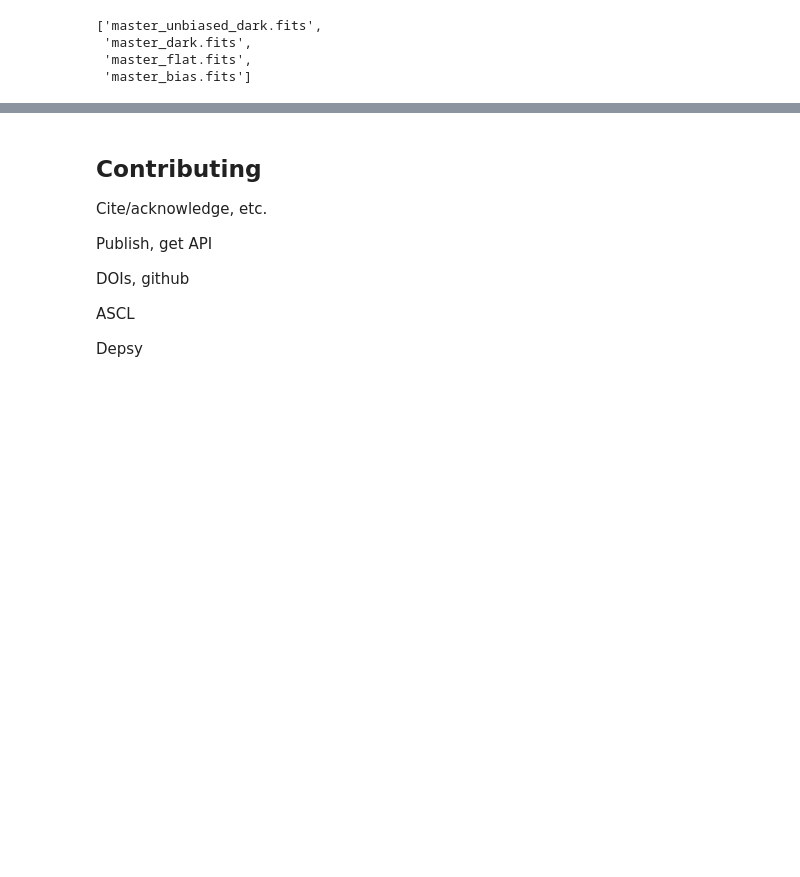
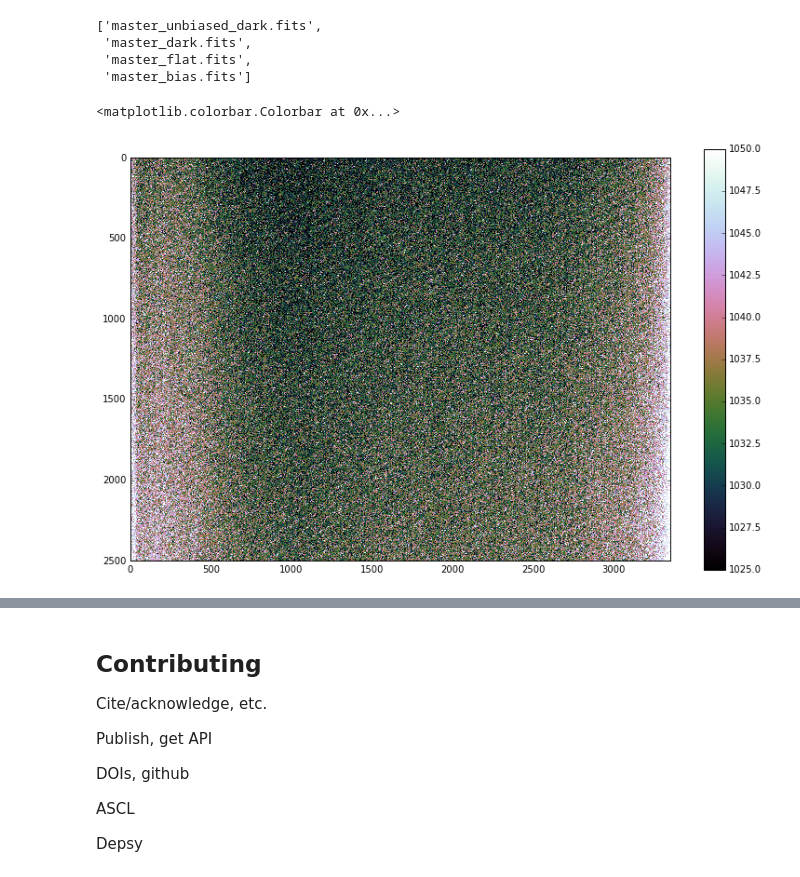
Before and after one commit to AnthonyHorton/python-and-astronomy, a Jupyter notebook: Python and Astronomy.ipynb, the cells around one changed output, grey strips where cells are left out. Saved outputs shown, nothing was run; the diff lists cells and outputs as text; code cells hidden in the pictures; blank space fills up the shorter version.

```diff
--- a/Python and Astronomy.ipynb
+++ b/Python and Astronomy.ipynb
@@ -74,6 +74,8 @@ An aside for MATLAB users, the numpy documentation includes a [guide specificall
 # %%
 import numpy as np
 from matplotlib import pyplot as plt
+from matplotlib import rcParams
+rcParams['figure.figsize'] = 13, 8.1
 # %%
 %matplotlib inline
 # %% [markdown]
@@ -356,0 +364,6 @@ os.listdir(calib_path)
+# %%
+plt.imshow(bias, interpolation='none', aspect='equal', cmap='cubehelix', vmin=1025, vmax=1050)
+plt.colorbar()
+# %% [output]
+<matplotlib.colorbar.Colorbar at 0x...>
+[figure, added]
```
Also changed, not shown: parts of 14 cells of this notebook, 1 other file.
